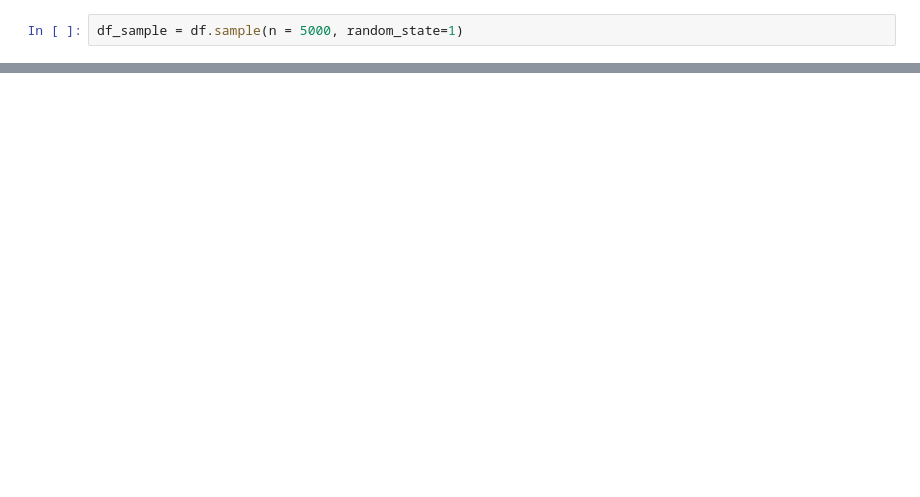
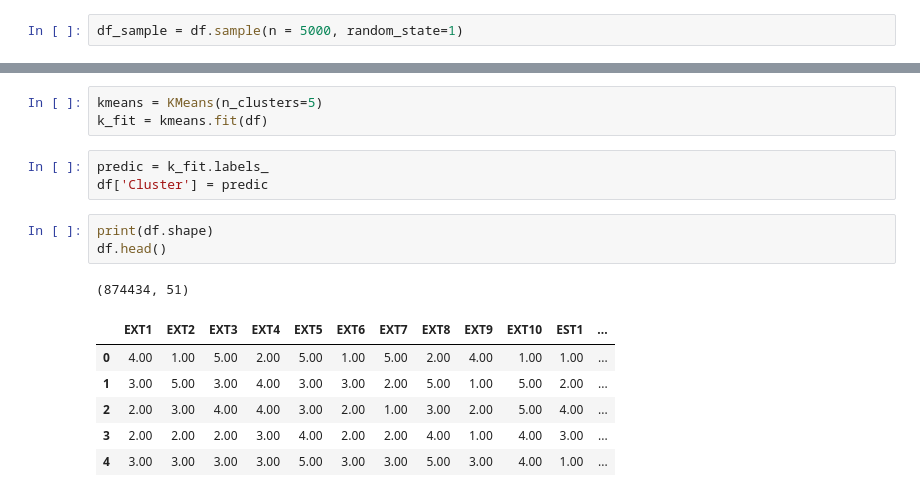
Before and after one commit to Henrique1201/Big-Five-Personality-Test, a Jupyter notebook: src/five-personality-test.ipynb, the cells around one changed output, grey strips where cells are left out. Saved outputs shown, nothing was run; the diff lists cells and outputs as text; blank space fills up the shorter version.

```diff
--- a/src/five-personality-test.ipynb
+++ b/src/five-personality-test.ipynb
@@ -75,0 +78,17 @@ df_sample = df.sample(n = 5000, random_state=1)
+# %%
+kmeans = KMeans(n_clusters=5)
+k_fit = kmeans.fit(df)
+# %%
+predic = k_fit.labels_
+df['Cluster'] = predic
+# %%
+print(df.shape)
+df.head()
+# %% [output]
+(874434, 51)
+|  | EXT1 | EXT2 | EXT3 | EXT4 | EXT5 | EXT6 | EXT7 | EXT8 | EXT9 | EXT10 | EST1 | ... |
+| 0 | 4.00 | 1.00 | 5.00 | 2.00 | 5.00 | 1.00 | 5.00 | 2.00 | 4.00 | 1.00 | 1.00 | ... |
+| 1 | 3.00 | 5.00 | 3.00 | 4.00 | 3.00 | 3.00 | 2.00 | 5.00 | 1.00 | 5.00 | 2.00 | ... |
+| 2 | 2.00 | 3.00 | 4.00 | 4.00 | 3.00 | 2.00 | 1.00 | 3.00 | 2.00 | 5.00 | 4.00 | ... |
+| 3 | 2.00 | 2.00 | 2.00 | 3.00 | 4.00 | 2.00 | 2.00 | 4.00 | 1.00 | 4.00 | 3.00 | ... |
+| 4 | 3.00 | 3.00 | 3.00 | 3.00 | 5.00 | 3.00 | 3.00 | 5.00 | 3.00 | 4.00 | 1.00 | ... |
```
Also changed, not shown: parts of 20 cells of this notebook.
